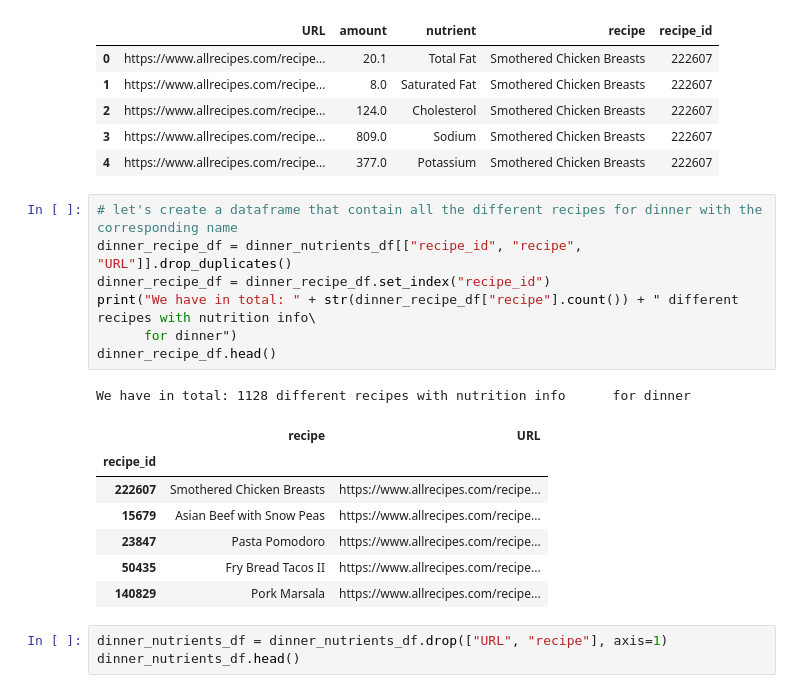
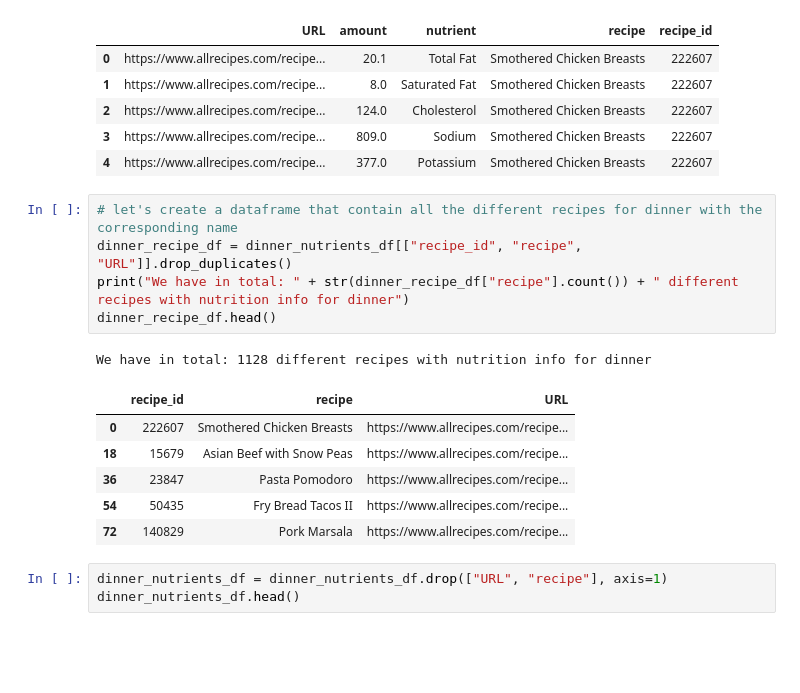
Before and after one commit to strefele/ADA2018-Project, a Jupyter notebook: Data_Analysis.ipynb, the cells around one changed output. Saved outputs shown, nothing was run; the diff lists cells and outputs as text; blank space fills up the shorter version.

```diff
--- a/Data_Analysis.ipynb
+++ b/Data_Analysis.ipynb
@@ -133,8 +137,6 @@ dinner_nutrients_df.head()
 # %%
 # let's create a dataframe that contain all the different recipes for dinner with the corresponding name
 dinner_recipe_df = dinner_nutrients_df[["recipe_id", "recipe", "URL"]].drop_duplicates()
-dinner_recipe_df = dinner_recipe_df.set_index("recipe_id")
-print("We have in total: " + str(dinner_recipe_df["recipe"].count()) + " different recipes with nutrition info\
-      for dinner")
+print("We have in total: " + str(dinner_recipe_df["recipe"].count()) + " different recipes with nutrition info for dinner")
 dinner_recipe_df.head()
 # %% [output]
@@ -142,10 +144,9 @@ We have in total: 1128 different recipes with nutrition info      for dinner
-|  | recipe | URL |
-| recipe_id |  |  |
-| 222607 | Smothered Chicken Breasts | https://www.allrecipes.com/recipe... |
-| 15679 | Asian Beef with Snow Peas | https://www.allrecipes.com/recipe... |
-| 23847 | Pasta Pomodoro | https://www.allrecipes.com/recipe... |
-| 50435 | Fry Bread Tacos II | https://www.allrecipes.com/recipe... |
-| 140829 | Pork Marsala | https://www.allrecipes.com/recipe... |
+|  | recipe_id | recipe | URL |
+| 0 | 222607 | Smothered Chicken Breasts | https://www.allrecipes.com/recipe... |
+| 18 | 15679 | Asian Beef with Snow Peas | https://www.allrecipes.com/recipe... |
+| 36 | 23847 | Pasta Pomodoro | https://www.allrecipes.com/recipe... |
+| 54 | 50435 | Fry Bread Tacos II | https://www.allrecipes.com/recipe... |
+| 72 | 140829 | Pork Marsala | https://www.allrecipes.com/recipe... |
 # %%
 dinner_nutrients_df = dinner_nutrients_df.drop(["URL", "recipe"], axis=1)
 dinner_nutrients_df.head()
```
Also changed, not shown: parts of 39 cells of this notebook, 3 other files.
